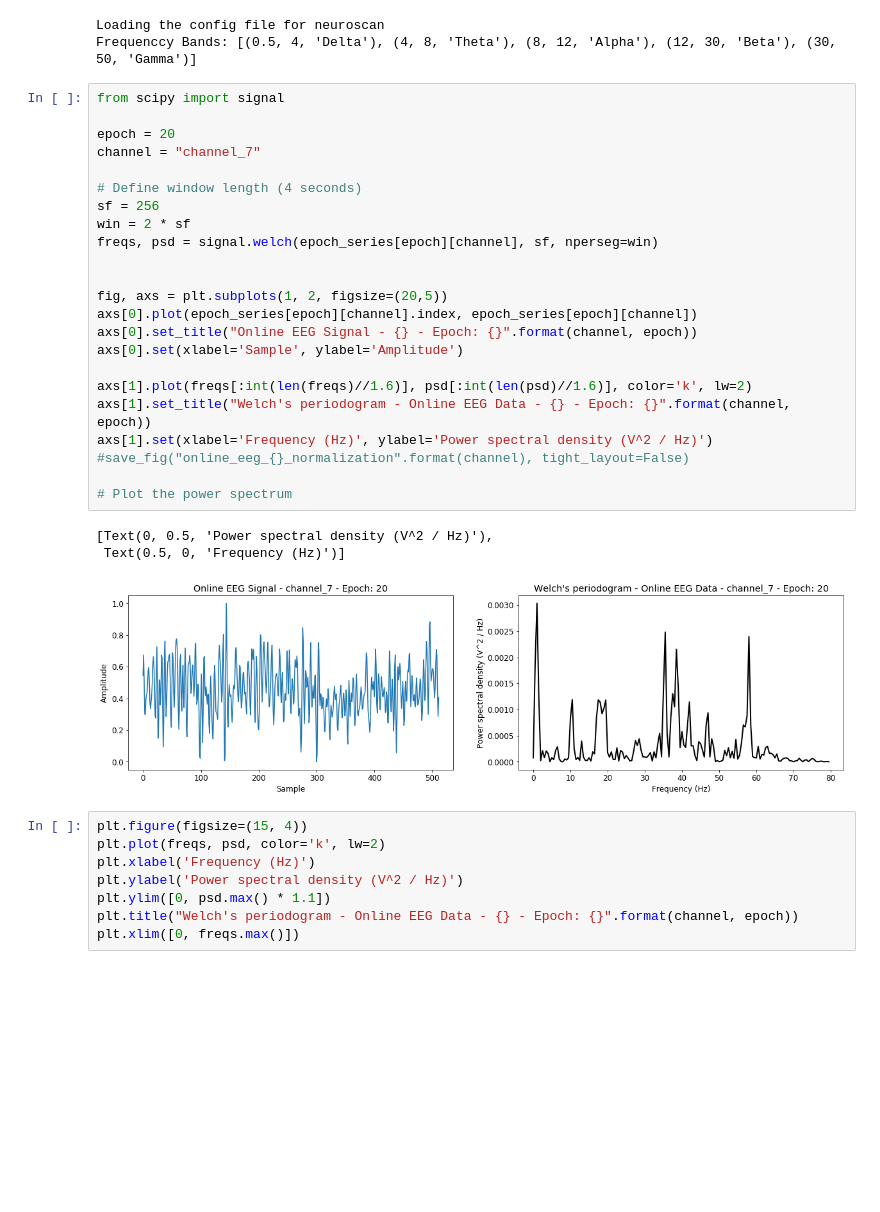
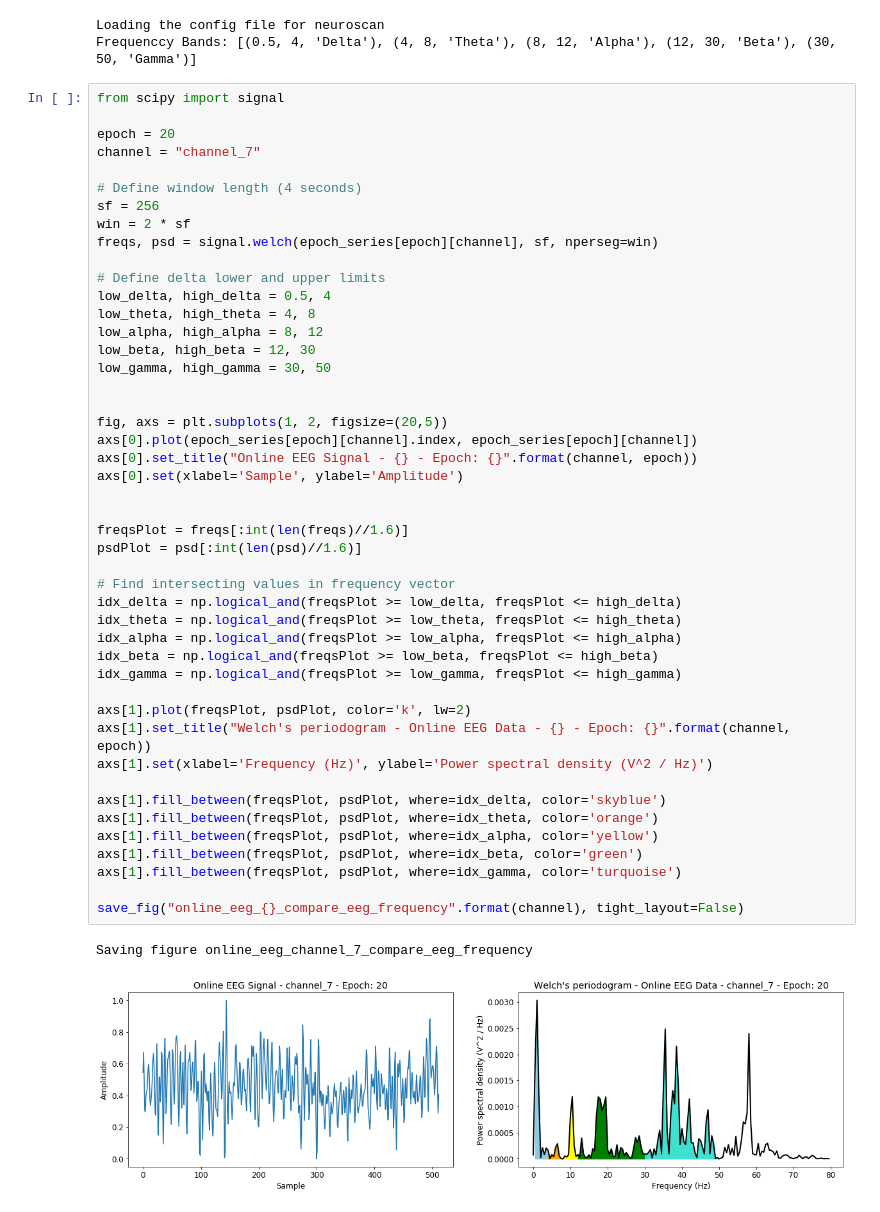
Before and after one commit to mudo121/thesis_eeg, a Jupyter notebook: thesis_diagrams.ipynb, the cells around one changed output. Drawn from its saved outputs; the diff is of its cells as text; blank space fills up the shorter version.

Commit message:
updated thesis diagramms - updated yaml for enviorment

```diff
--- a/thesis_diagrams.ipynb
+++ b/thesis_diagrams.ipynb
@@ -282,35 +282,49 @@ Frequenccy Bands: [(0.5, 4, 'Delta'), (4, 8, 'Theta'), (8, 12, 'Alpha'), (12, 30
 # %%
 from scipy import signal
 
 epoch = 20
 channel = "channel_7"
 
 # Define window length (4 seconds)
 sf = 256
 win = 2 * sf
 freqs, psd = signal.welch(epoch_series[epoch][channel], sf, nperseg=win)
 
+# Define delta lower and upper limits
+low_delta, high_delta = 0.5, 4
+low_theta, high_theta = 4, 8
+low_alpha, high_alpha = 8, 12
+low_beta, high_beta = 12, 30
+low_gamma, high_gamma = 30, 50
+
 
 fig, axs = plt.subplots(1, 2, figsize=(20,5))
 axs[0].plot(epoch_series[epoch][channel].index, epoch_series[epoch][channel])
 axs[0].set_title("Online EEG Signal - {} - Epoch: {}".format(channel, epoch))
 axs[0].set(xlabel='Sample', ylabel='Amplitude')
 
-axs[1].plot(freqs[:int(len(freqs)//1.6)], psd[:int(len(psd)//1.6)], color='k', lw=2)
+
+freqsPlot = freqs[:int(len(freqs)//1.6)]
+psdPlot = psd[:int(len(psd)//1.6)]
+
+# Find intersecting values in frequency vector
+idx_delta = np.logical_and(freqsPlot >= low_delta, freqsPlot <= high_delta)
+idx_theta = np.logical_and(freqsPlot >= low_theta, freqsPlot <= high_theta)
+idx_alpha = np.logical_and(freqsPlot >= low_alpha, freqsPlot <= high_alpha)
+idx_beta = np.logical_and(freqsPlot >= low_beta, freqsPlot <= high_beta)
+idx_gamma = np.logical_and(freqsPlot >= low_gamma, freqsPlot <= high_gamma)
+
+axs[1].plot(freqsPlot, psdPlot, color='k', lw=2)
 axs[1].set_title("Welch's periodogram - Online EEG Data - {} - Epoch: {}".format(channel, epoch))
 axs[1].set(xlabel='Frequency (Hz)', ylabel='Power spectral density (V^2 / Hz)')
-#save_fig("online_eeg_{}_normalization".format(channel), tight_layout=False)
 
-# Plot the power spectrum
+axs[1].fill_between(freqsPlot, psdPlot, where=idx_delta, color='skyblue')
+axs[1].fill_between(freqsPlot, psdPlot, where=idx_theta, color='orange')
+axs[1].fill_between(freqsPlot, psdPlot, where=idx_alpha, color='yellow')
+axs[1].fill_between(freqsPlot, psdPlot, where=idx_beta, color='green')
+axs[1].fill_between(freqsPlot, psdPlot, where=idx_gamma, color='turquoise')
+
+save_fig("online_eeg_{}_compare_eeg_frequency".format(channel), tight_layout=False)
 # %% [output]
-[Text(0, 0.5, 'Power spectral density (V^2 / Hz)'),
- Text(0.5, 0, 'Frequency (Hz)')]
+Saving figure online_eeg_channel_7_compare_eeg_frequency
-[figure, old version]
+[figure, new version]
-# %%
-plt.figure(figsize=(15, 4))
-plt.plot(freqs, psd, color='k', lw=2)
-plt.xlabel('Frequency (Hz)')
-plt.ylabel('Power spectral density (V^2 / Hz)')
-plt.ylim([0, psd.max() * 1.1])
-plt.title("Welch's periodogram - Online EEG Data - {} - Epoch: {}".format(channel, epoch))
-plt.xlim([0, freqs.max()])
```
Also changed, not shown: parts of 2 cells of this notebook, 9 other files.
